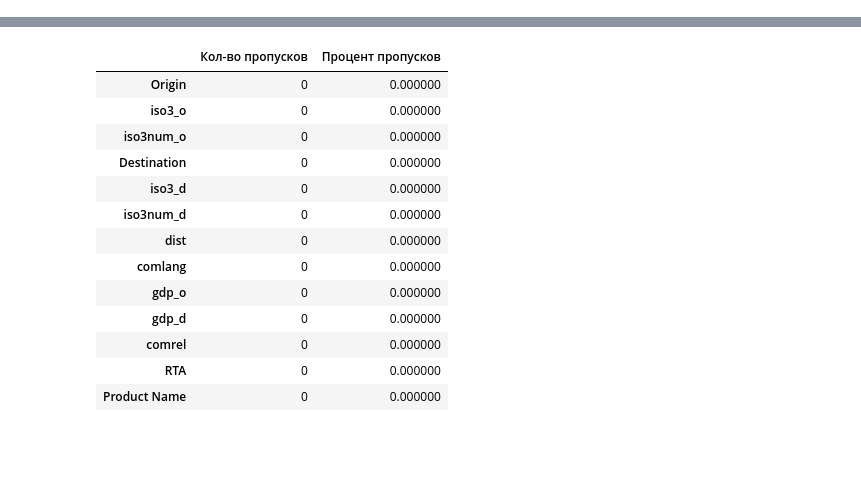
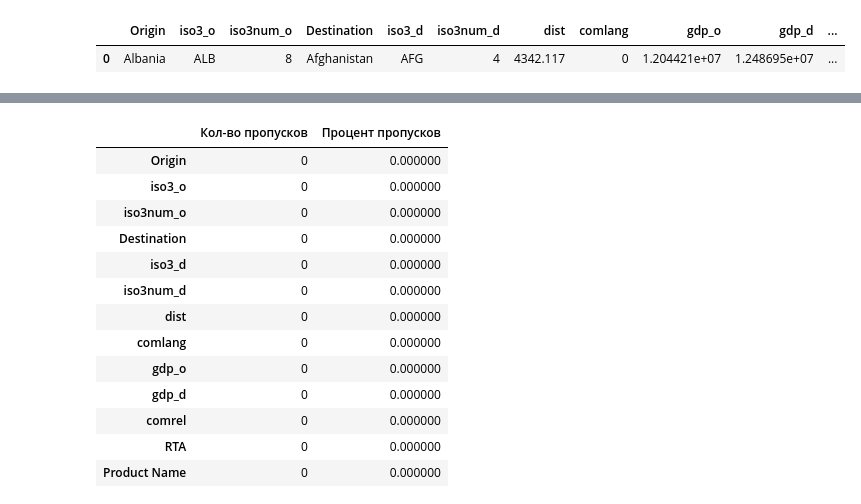
Before and after one commit to makcfd/angela-thesis, a Jupyter notebook: Regression for pharma.ipynb, the cells around one changed output, grey strips where cells are left out. Drawn from its saved outputs; the diff is of its cells as text; code cells hidden in the pictures; blank space fills up the shorter version.

```diff
--- a/Regression for pharma.ipynb
+++ b/Regression for pharma.ipynb
@@ -30,6 +30,19 @@ df.head(5)
 | 2 | Albania | ALB | 8 | Algeria | DZA | 12 | 1533.738 | 0 | 1.204421e+07 | 1.372118e+08 | ... |
 | 3 | Albania | ALB | 8 | American Samoa | ASM | 16 | 0.000 | 0 | 1.204421e+07 | 6.780000e+05 | ... |
 | 4 | Albania | ALB | 8 | Andorra | AND | 20 | 1519.551 | 0 | 1.204421e+07 | 3.650083e+06 | ... |
+# %%
+df[(df['iso3_o'] == 'ALB') & (df['iso3_d'] == 'AFG')]
+
+# MS
+# o germany  d- Italy -> gertmany exporter , числитель trade flow from file "right"
+# reporter = italy , parteners = world - знаменатель
+# trade flows = imports  use on the web-site
+
+# HHI  code 2370
+# origin
+# %% [output]
+|  | Origin | iso3_o | iso3num_o | Destination | iso3_d | iso3num_d | dist | comlang | gdp_o | gdp_d | ... |
+| 0 | Albania | ALB | 8 | Afghanistan | AFG | 4 | 4342.117 | 0 | 1.204421e+07 | 1.248695e+07 | ... |
 # %%
 df.describe()
 # %% [output]
```
Also changed, not shown: parts of 3 cells of this notebook.
